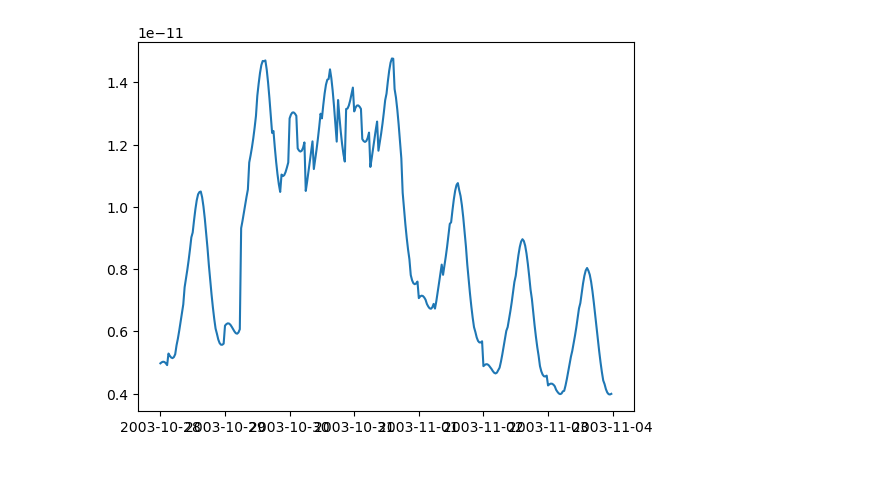
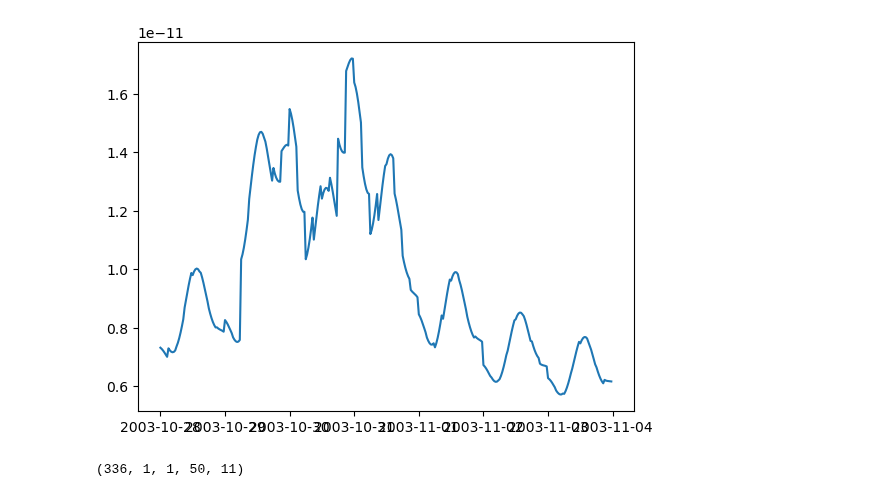
Before and after one commit to kylermurphy/SatDrag, a Jupyter notebook: Notebooks/msis_scale_height.ipynb, the cells around one changed output. Cells and saved outputs as stored; diff of their text form; code cells hidden in the pictures.

```diff
--- a/Notebooks/msis_scale_height.ipynb
+++ b/Notebooks/msis_scale_height.ipynb
@@ -1,18 +13,22 @@
 # %%
-import numpy as np
-from pymsis import msis
-
 dates = np.arange(np.datetime64("2003-10-28T00:00"), np.datetime64("2003-11-04T00:00"), np.timedelta64(30, "m"))
 # geomagnetic_activity=-1 is a storm-time run
-data = msis.run(dates, 0, 0, 400, geomagnetic_activity=-1)
+lon = 0
+lat = 70
+alts = np.linspace(375, 425, 50)
+data = msis.run(dates,lon, lat, alts, geomagnetic_activity=-1)
 
 # Plot the data
 import matplotlib.pyplot as plt
 # Total mass density over time
 plt.plot(dates, data[:, 0, 0, 0, 0])
 plt.show()
 # %% [output]
-[figure, old version]
+[figure, new version]
+# %%
+data.shape
+# %% [output]
+(336, 1, 1, 50, 11)
 # %%
 import matplotlib.pyplot as plt
 import numpy as np
```
Also changed, not shown: parts of 8 cells of this notebook, 1 other file.
